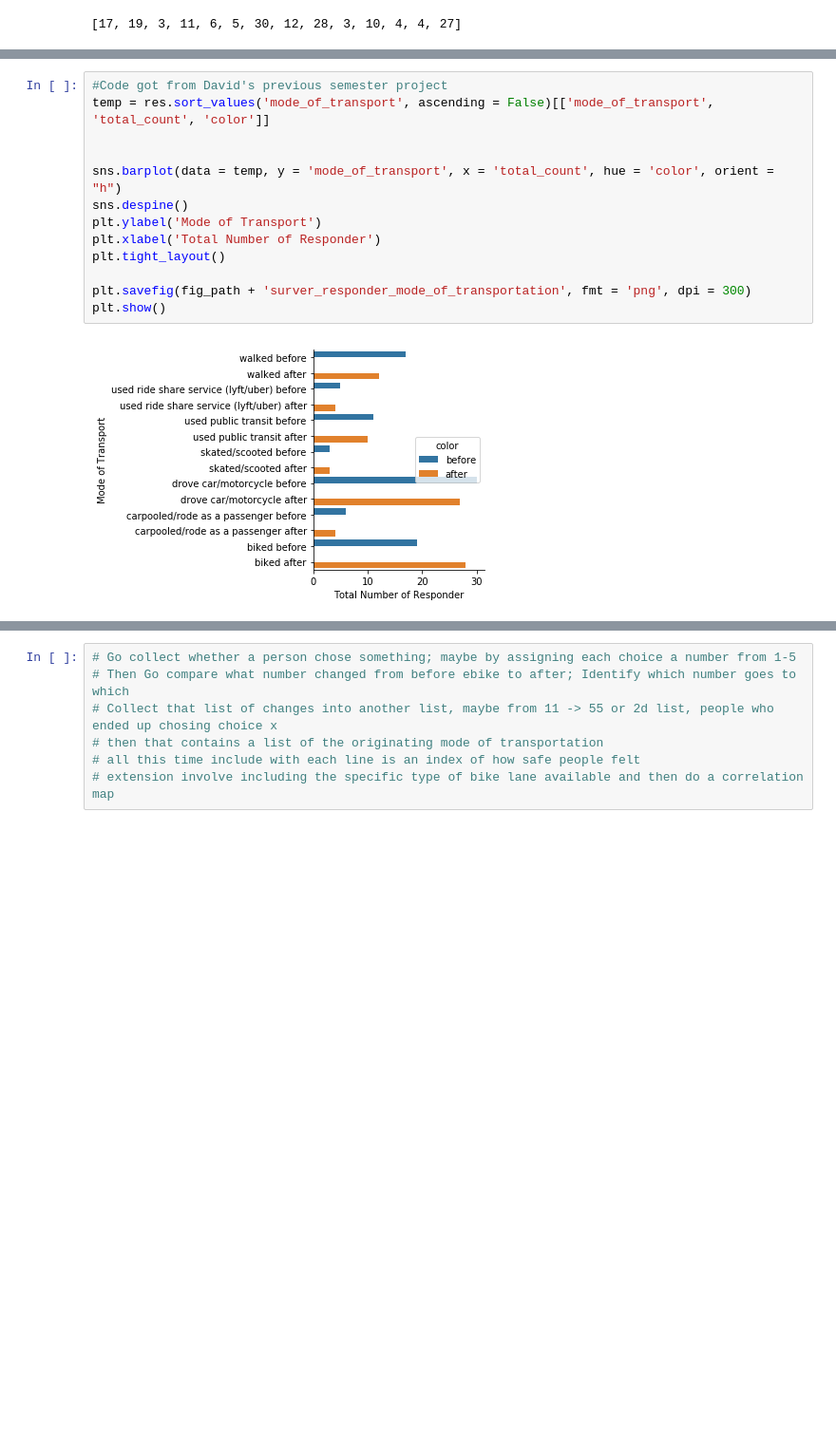
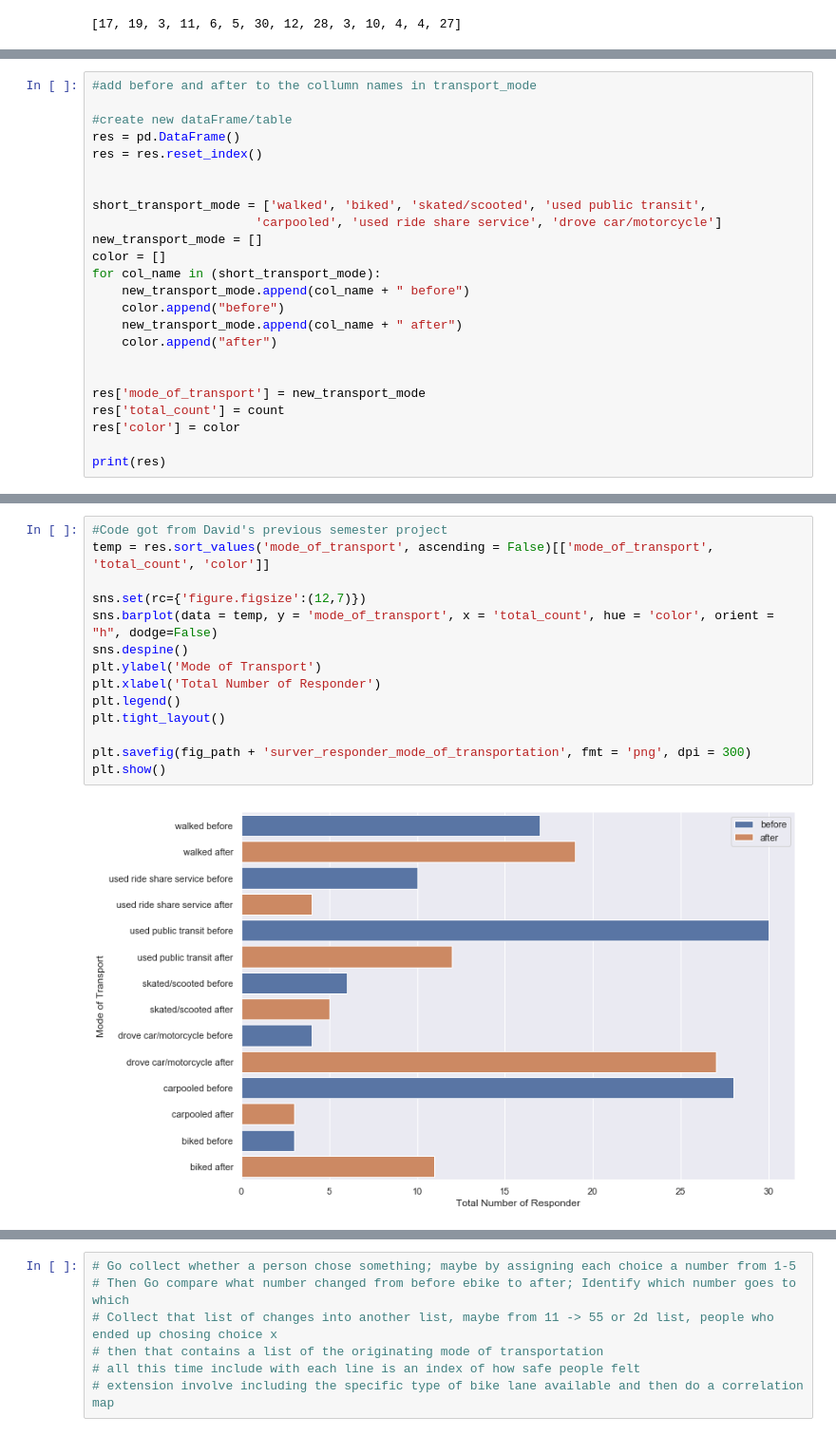
Before and after one commit to lindseytam/EBikeSurvey, a Jupyter notebook: notebook/analysis/01_summary_stats_ebike.ipynb, the cells around one changed output, grey strips where cells are left out. Shown at 95% size. Saved outputs shown, nothing was run; the diff lists cells and outputs as text; blank space fills up the shorter version.

Commit message:
finished regraphing the data

```diff
--- a/notebook/analysis/01_summary_stats_ebike.ipynb
+++ b/notebook/analysis/01_summary_stats_ebike.ipynb
@@ -115,0 +118,24 @@ plt.show()
+# %%
+#add before and after to the collumn names in transport_mode
+
+#create new dataFrame/table
+res = pd.DataFrame()
+res = res.reset_index()
+
+
+short_transport_mode = ['walked', 'biked', 'skated/scooted', 'used public transit',
+                      'carpooled', 'used ride share service', 'drove car/motorcycle']
+new_transport_mode = []
+color = []
+for col_name in (short_transport_mode):
+    new_transport_mode.append(col_name + " before")
+    color.append("before")
+    new_transport_mode.append(col_name + " after")
+    color.append("after")
+
+
+res['mode_of_transport'] = new_transport_mode
+res['total_count'] = count
+res['color'] = color
+
+print(res)
@@ -116,15 +158,16 @@ plt.show()
 # %%
 #Code got from David's previous semester project
 temp = res.sort_values('mode_of_transport', ascending = False)[['mode_of_transport', 'total_count', 'color']]
 
-
-sns.barplot(data = temp, y = 'mode_of_transport', x = 'total_count', hue = 'color', orient = "h")
+sns.set(rc={'figure.figsize':(12,7)})
+sns.barplot(data = temp, y = 'mode_of_transport', x = 'total_count', hue = 'color', orient = "h", dodge=False)
 sns.despine()
 plt.ylabel('Mode of Transport')
 plt.xlabel('Total Number of Responder')
+plt.legend()
 plt.tight_layout()
 
 plt.savefig(fig_path + 'surver_responder_mode_of_transportation', fmt = 'png', dpi = 300)
 plt.show()
 # %% [output]
-[figure, old version]
+[figure, new version]
```
Also changed, not shown: parts of 17 cells of this notebook, 4 other files.
